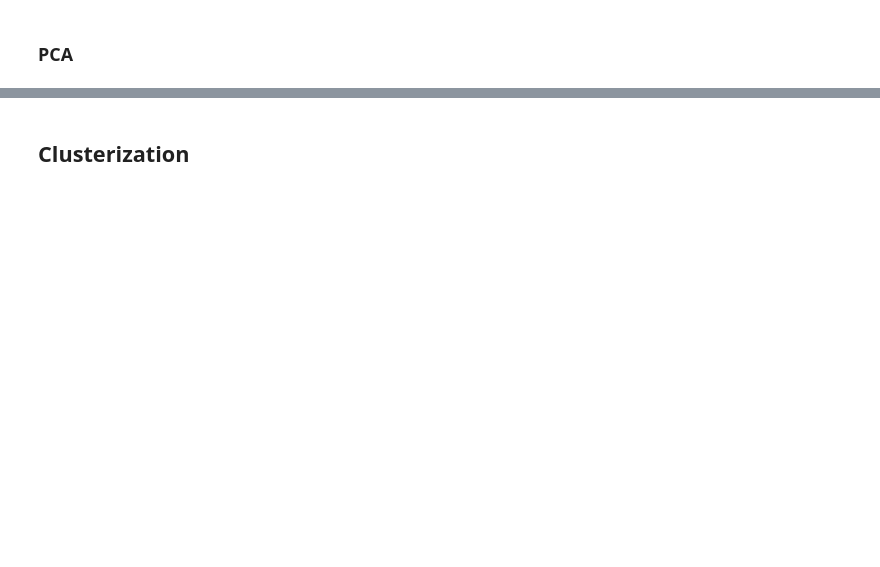
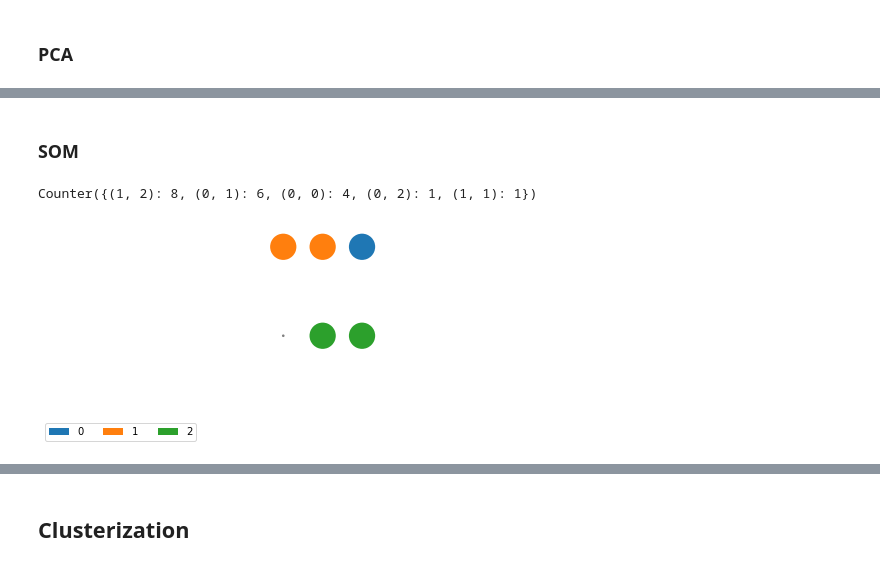
Before and after one commit to dzhurak/player-team-clusterization, a Jupyter notebook: 2. Player Group Clusterization.ipynb, the cells around one changed output, grey strips where cells are left out. Cells and saved outputs as stored; diff of their text form; code cells hidden in the pictures; blank space fills up the shorter version.

Commit message:
som visualizations added

```diff
--- a/2. Player Group Clusterization.ipynb
+++ b/2. Player Group Clusterization.ipynb
@@ -97,0 +101,39 @@ Text(0.5,1,'PCA 1st and 3rd components')
+# %% [markdown]
+### SOM
+# %%
+def generate_som(data, labels, x_neurons, y_neurons):
+    som = MiniSom(x_neurons, y_neurons, 512, sigma=0.3, learning_rate=0.8)
+    som.pca_weights_init(data)
+    som.train_random(data, 1000)
+
+    som_labels = []
+    for i in range(len(data)):
+        som_labels.append(som.winner(data[i, :]))
+    print(Counter(som_labels))
+
+    labels_map = som.labels_map(data, labels)
+    for label in product(list(range(x_neurons)), list(range(y_neurons))):
+        if label not in labels_map:
+            labels_map[label] = Counter({0: 0})
+    label_names = np.unique(labels)
+
+    plt.figure(figsize=(x_neurons, y_neurons))
+    the_grid = GridSpec(x_neurons, y_neurons)
+    for position in labels_map.keys():
+        label_fracs = [labels_map[position][l] for l in label_names]
+        plt.subplot(the_grid[position[0], position[1]], aspect=1)
+        if label_fracs == [0] * len(label_names):
+            _, _ = plt.pie([1, 0, 0], colors=['gray'], radius=0.1)
+        else:
+            patches, texts = plt.pie(label_fracs)
+    plt.legend(patches, label_names, bbox_to_anchor=(-2, -2), ncol=3)
+    plt.show()
+# %%
+data = X_df[:20].values
+labels = y_df[:20]
+x_neurons = 2
+y_neurons = 3
+generate_som(data, labels, x_neurons, y_neurons)
+# %% [output]
+Counter({(1, 2): 8, (0, 1): 6, (0, 0): 4, (0, 2): 1, (1, 1): 1})
+[figure, added]
```
Also changed, not shown: parts of 17 cells of this notebook, 1 other file.
